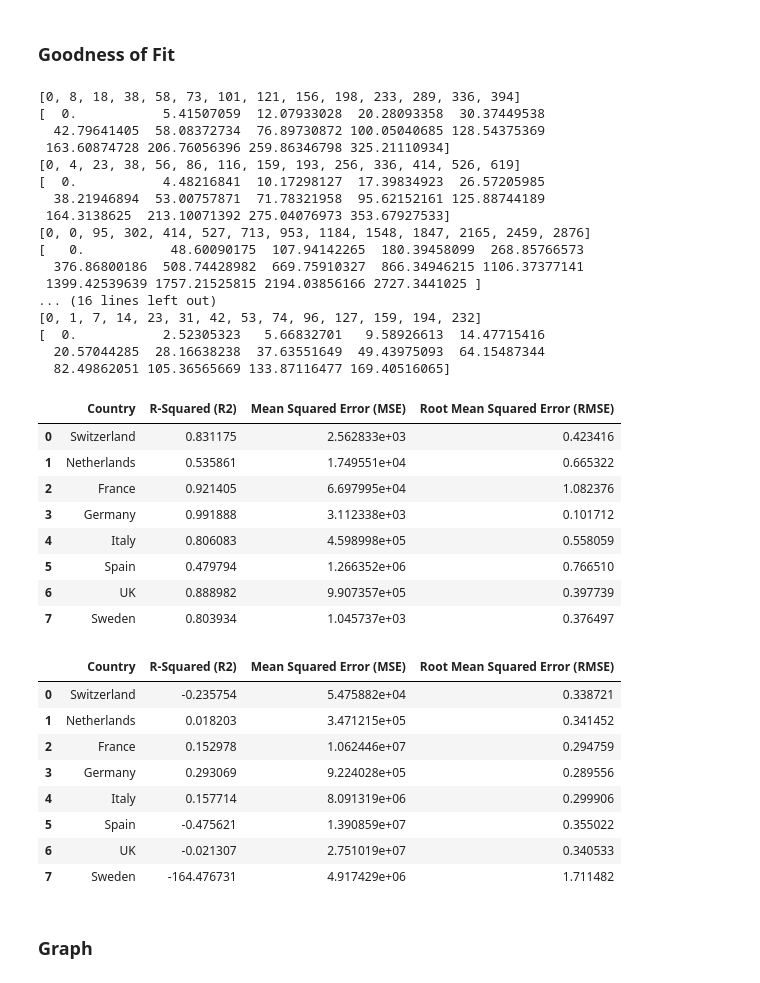
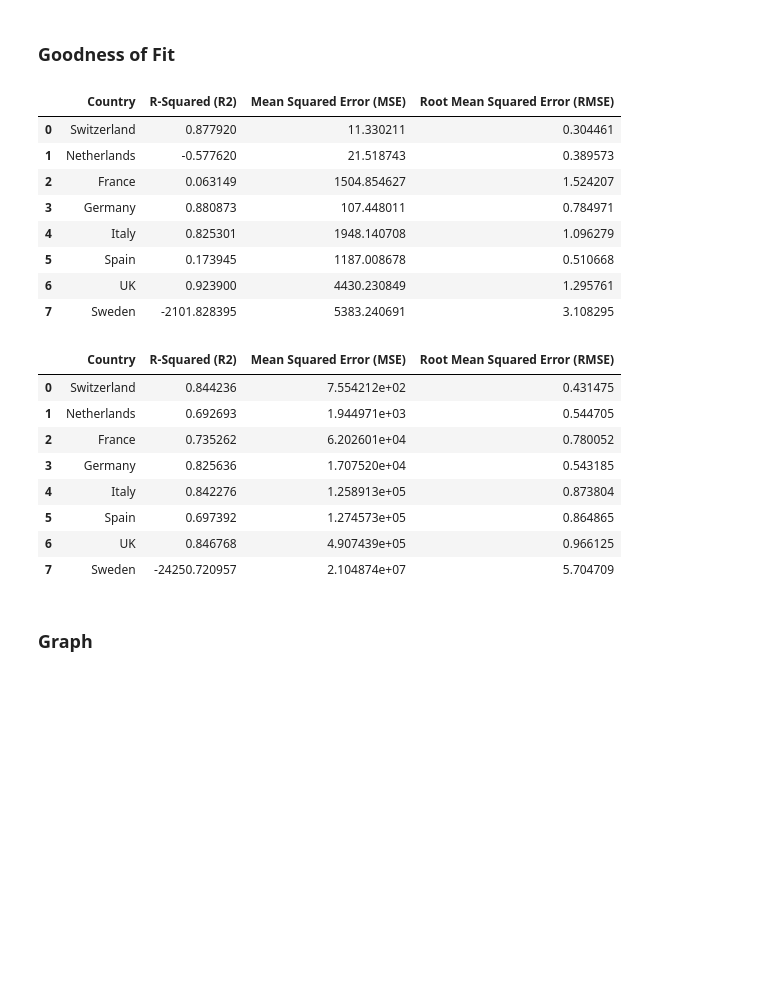
Before and after one commit to zenodea/MCMC_parameter_estimation, a Jupyter notebook: Data Analysis/sird.ipynb, the cells around one changed output. Drawn from its saved outputs; the diff is of its cells as text; code cells hidden in the pictures; blank space fills up the shorter version.

```diff
--- a/Data Analysis/sird.ipynb
+++ b/Data Analysis/sird.ipynb
@@ -13,7 +13,7 @@ from sympy import symbols, solve
 def deriv(y, t, N, beta, gamma, rho):
     S, I, R, D= y
     dSdt = -(beta * S * I) / N
-    dIdt = (beta * S * I / N) - ((gamma+rho)*I)
+    dIdt = ((beta * S * I) / N) - ((gamma+rho)*I)
     dRdt = gamma * I
     dDdt = rho * I
     return dSdt, dIdt, dRdt, dDdt
@@ -176,63 +198,45 @@ from sklearn.metrics import mean_squared_log_error
 
 country_names = ['Switzerland', 'Netherlands', 'France','Germany','Italy','Spain','UK','Sweden']
 values = []
 for country in country_names:
     pop = dataset[country]['pop']
     df_real = dataset[country]['data']
     df_param = pd.read_csv('mcmc_data/'+country+"/fLock_before.csv")
 
     # Get beginning of lockdown date
     startDate = dataset[country]['fLock'][0]
     # Get the index of the date
     startDate = df_real[df_real['date'] == startDate].index
 
     realData = pd.read_csv('../processed_data/cumDeath'+country+'.csv')
     firstDate = realData.loc[0]['date']
 
     # Plug in parameters to the SIRD differential equation
     sird = getSIRD(60,pop, df_param.loc[3][1],df_param.loc[0][1],df_param.loc[1][1],df_param.loc[2][1], [df_param.loc[0][2], df_param.loc[1][2], df_param.loc[2][2]] )
 
     deaths = df_real["cumDeath"].tolist()
-    deaths = deaths[startDate[0]:startDate[0]+14]
-    deaths =  [x - deaths[0] for x in deaths]
-    print(deaths)
+    deaths = deaths[startDate[0]-10:startDate[0]]
+
     deaths_predicted = sird[3]
-    deaths_predicted = deaths_predicted[0:14]
-    print(deaths_predicted)
+    deaths_predicted = deaths_predicted[0:10]
+
     r2 = r2_score(deaths, deaths_predicted)
     mse = mean_squared_error(deaths, deaths_predicted)
     rmse =  np.sqrt(mean_squared_log_error(deaths, deaths_predicted))
     result = [country,r2,mse,rmse]
     values.append(result)
 df = pd.DataFrame(values, columns=['Country','R-Squared (R2)','Mean Squared Error (MSE)','Root Mean Squared Error (RMSE)'])
 df
 # %% [output]
-[0, 8, 18, 38, 58, 73, 101, 121, 156, 198, 233, 289, 336, 394]
-[  0.           5.41507059  12.07933028  20.28093358  30.37449538
-  42.79641405  58.08372734  76.89730872 100.05040685 128.54375369
- 163.60874728 206.76056396 259.86346798 325.21110934]
-[0, 4, 23, 38, 56, 86, 116, 159, 193, 256, 336, 414, 526, 619]
-[  0.           4.48216841  10.17298127  17.39834923  26.57205985
-  38.21946894  53.00757871  71.78321958  95.62152161 125.88744189
- 164.3138625  213.10071392 275.04076973 353.67927533]
-[0, 0, 95, 302, 414, 527, 713, 953, 1184, 1548, 1847, 2165, 2459, 2876]
-[   0.           48.60090175  107.94142265  180.39458099  268.85766573
-  376.86800186  508.74428982  669.75910327  866.34946215 1106.37377141
- 1399.42539639 1757.21525815 2194.03856166 2727.3441025 ]
-... (16 lines left out)
-[0, 1, 7, 14, 23, 31, 42, 53, 74, 96, 127, 159, 194, 232]
-[  0.           2.52305323   5.66832701   9.58926613  14.47715416
-  20.57044285  28.16638238  37.63551649  49.43975093  64.15487344
-  82.49862051 105.36565669 133.87116477 169.40516065]
 |  | Country | R-Squared (R2) | Mean Squared Error (MSE) | Root Mean Squared Error (RMSE) |
-| 0 | Switzerland | 0.831175 | 2.562833e+03 | 0.423416 |
-| 1 | Netherlands | 0.535861 | 1.749551e+04 | 0.665322 |
-| 2 | France | 0.921405 | 6.697995e+04 | 1.082376 |
-| 3 | Germany | 0.991888 | 3.112338e+03 | 0.101712 |
-| 4 | Italy | 0.806083 | 4.598998e+05 | 0.558059 |
-| 5 | Spain | 0.479794 | 1.266352e+06 | 0.766510 |
-| 6 | UK | 0.888982 | 9.907357e+05 | 0.397739 |
-| 7 | Sweden | 0.803934 | 1.045737e+03 | 0.376497 |
+| 0 | Switzerland | 0.877920 | 11.330211 | 0.304461 |
+| 1 | Netherlands | -0.577620 | 21.518743 | 0.389573 |
+| 2 | France | 0.063149 | 1504.854627 | 1.524207 |
+| 3 | Germany | 0.880873 | 107.448011 | 0.784971 |
+| 4 | Italy | 0.825301 | 1948.140708 | 1.096279 |
+| 5 | Spain | 0.173945 | 1187.008678 | 0.510668 |
+| 6 | UK | 0.923900 | 4430.230849 | 1.295761 |
+| 7 | Sweden | -2101.828395 | 5383.240691 | 3.108295 |
 # %%
 from sklearn.metrics import mean_squared_error
 from sklearn.metrics import r2_score
@@ -248,6 +252,7 @@ for country in country_names:
 
     # Get beginning of lockdown date
     startDate = dataset[country]['fLock'][0]
+
     # Get the index of the date
     startDate = df_real[df_real['date'] == startDate].index
 
@@ -255,13 +260,14 @@ for country in country_names:
     firstDate = realData.loc[0]['date']
 
     # Plug in parameters to the SIRD differential equation
-    sird = getSIRD(60,pop, df_param.loc[3][1],df_param.loc[0][1],df_param.loc[1][1],df_param.loc[2][1], [df_param.loc[0][2], df_param.loc[1][2], df_param.loc[2][2]] )
+    sird = getSIRD(30,pop, df_param.loc[3][1],df_param.loc[0][1],df_param.loc[1][1],df_param.loc[2][1], [df_param.loc[0][2], df_param.loc[1][2], df_param.loc[2][2]] )
 
     deaths = df_real["cumDeath"].tolist()
-    deaths = deaths[startDate[0]+15:startDate[0]+29]
-    deaths =  [x - deaths[0] for x in deaths]
+    deaths = deaths[startDate[0]-10:startDate[0]+10]
+
     deaths_predicted = sird[3]
-    deaths_predicted = deaths_predicted[0:14]
+    deaths_predicted = deaths_predicted[0:20]
+
     r2 = r2_score(deaths, deaths_predicted)
     mse = mean_squared_error(deaths, deaths_predicted)
     rmse =  np.sqrt(mean_squared_log_error(deaths, deaths_predicted))
@@ -271,13 +277,13 @@ df = pd.DataFrame(values, columns=['Country','R-Squared (R2)','Mean Squared Erro
 df
 # %% [output]
 |  | Country | R-Squared (R2) | Mean Squared Error (MSE) | Root Mean Squared Error (RMSE) |
-| 0 | Switzerland | -0.235754 | 5.475882e+04 | 0.338721 |
-| 1 | Netherlands | 0.018203 | 3.471215e+05 | 0.341452 |
-| 2 | France | 0.152978 | 1.062446e+07 | 0.294759 |
-| 3 | Germany | 0.293069 | 9.224028e+05 | 0.289556 |
-| 4 | Italy | 0.157714 | 8.091319e+06 | 0.299906 |
-| 5 | Spain | -0.475621 | 1.390859e+07 | 0.355022 |
-| 6 | UK | -0.021307 | 2.751019e+07 | 0.340533 |
-| 7 | Sweden | -164.476731 | 4.917429e+06 | 1.711482 |
+| 0 | Switzerland | 0.844236 | 7.554212e+02 | 0.431475 |
+| 1 | Netherlands | 0.692693 | 1.944971e+03 | 0.544705 |
+| 2 | France | 0.735262 | 6.202601e+04 | 0.780052 |
+| 3 | Germany | 0.825636 | 1.707520e+04 | 0.543185 |
+| 4 | Italy | 0.842276 | 1.258913e+05 | 0.873804 |
+| 5 | Spain | 0.697392 | 1.274573e+05 | 0.864865 |
+| 6 | UK | 0.846768 | 4.907439e+05 | 0.966125 |
+| 7 | Sweden | -24250.720957 | 2.104874e+07 | 5.704709 |
 # %% [markdown]
 ### Graph
```
Also changed, not shown: parts of 9 cells of this notebook, 32 other files.
